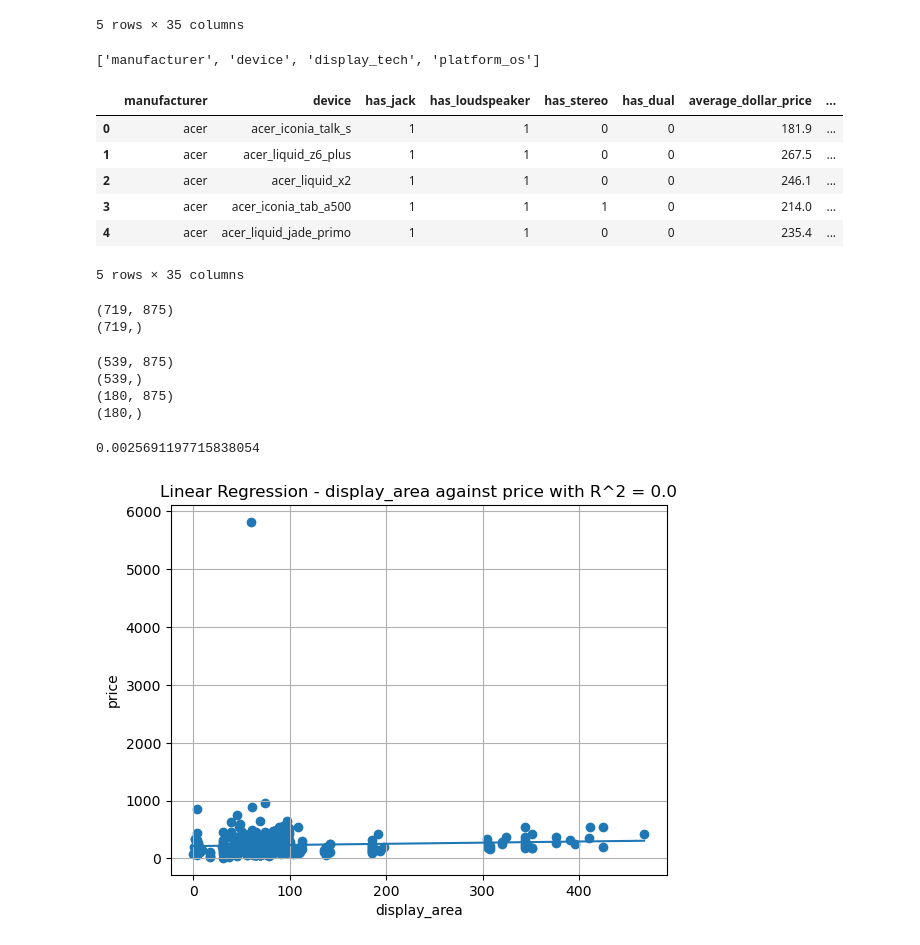
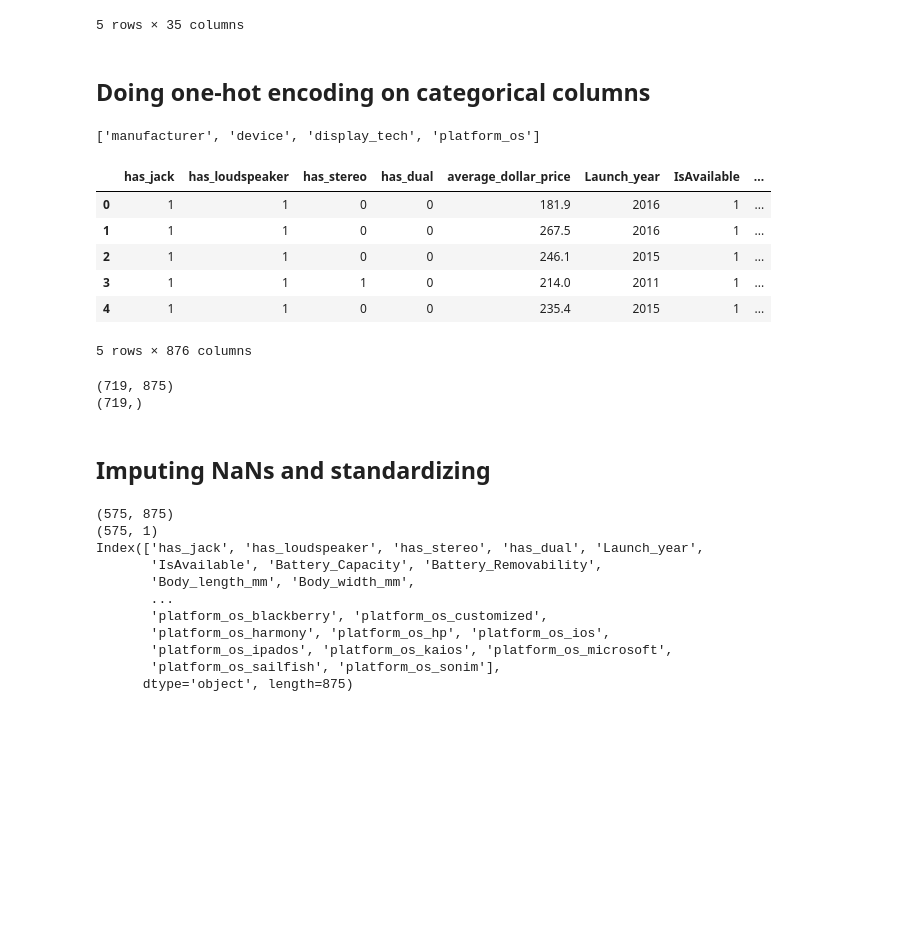
Before and after one commit to TaoseefAziz/final_project, a Jupyter notebook: main.ipynb, the cells around one changed output. Saved outputs shown, nothing was run; the diff lists cells and outputs as text; code cells hidden in the pictures; blank space fills up the shorter version.

Commit message:
Big update. Trained 3 models and evaluated them. Should be all we need

```diff
--- a/main.ipynb
+++ b/main.ipynb
@@ -27,22 +37,24 @@ df.head()
 | 3 | acer | acer_iconia_tab_a500 | 1 | 1 | 1 | 0 | 214.0 | ... |
 | 4 | acer | acer_liquid_jade_primo | 1 | 1 | 0 | 0 | 235.4 | ... |
 5 rows × 35 columns
+# %% [markdown]
+## Doing one-hot encoding on categorical columns
 # %%
 categorical_columns = df.select_dtypes(include=['object']).columns.tolist()
 print(categorical_columns)
 encoder = OneHotEncoder(sparse_output=False)
 one_hot_encoded = encoder.fit_transform(df[categorical_columns])
 one_hot_df = pd.DataFrame(one_hot_encoded, columns=encoder.get_feature_names_out(categorical_columns))
 df_encoded = pd.concat([df, one_hot_df], axis=1)
 df_encoded = df_encoded.drop(categorical_columns, axis=1)
-df.head()
+df_encoded.head()
 # %% [output]
 ['manufacturer', 'device', 'display_tech', 'platform_os']
-|  | manufacturer | device | has_jack | has_loudspeaker | has_stereo | has_dual | average_dollar_price | ... |
-| 0 | acer | acer_iconia_talk_s | 1 | 1 | 0 | 0 | 181.9 | ... |
-| 1 | acer | acer_liquid_z6_plus | 1 | 1 | 0 | 0 | 267.5 | ... |
-| 2 | acer | acer_liquid_x2 | 1 | 1 | 0 | 0 | 246.1 | ... |
-| 3 | acer | acer_iconia_tab_a500 | 1 | 1 | 1 | 0 | 214.0 | ... |
-| 4 | acer | acer_liquid_jade_primo | 1 | 1 | 0 | 0 | 235.4 | ... |
+|  | has_jack | has_loudspeaker | has_stereo | has_dual | average_dollar_price | Launch_year | IsAvailable | ... |
+| 0 | 1 | 1 | 0 | 0 | 181.9 | 2016 | 1 | ... |
+| 1 | 1 | 1 | 0 | 0 | 267.5 | 2016 | 1 | ... |
+| 2 | 1 | 1 | 0 | 0 | 246.1 | 2015 | 1 | ... |
+| 3 | 1 | 1 | 1 | 0 | 214.0 | 2011 | 1 | ... |
+| 4 | 1 | 1 | 0 | 0 | 235.4 | 2015 | 1 | ... |
-5 rows × 35 columns
+5 rows × 876 columns
 # %%
@@ -53,4 +68,6 @@ print(y.shape)
 # %% [output]
 (719, 875)
 (719,)
+# %% [markdown]
+## Imputing NaNs and standardizing
 # %%
@@ -61,37 +85,18 @@ X = pd.DataFrame(X, columns = X_orig.columns)
 # %%
-X_train, X_test, y_train, y_test = train_test_split(X,y , random_state=104,test_size=0.25, shuffle=True)
+X_train, X_test, y_train, y_test = train_test_split(X,y ,test_size=0.20, shuffle=True)
 
-# Display training inputs
 print(X_train.shape)
 print(y_train.shape)
-print(X_test.shape)
-print(y_test.shape)
+print(X_train.columns)
 # %% [output]
-(539, 875)
-(539,)
-(180, 875)
-(180,)
+(575, 875)
+(575, 1)
+Index(['has_jack', 'has_loudspeaker', 'has_stereo', 'has_dual', 'Launch_year',
+       'IsAvailable', 'Battery_Capacity', 'Battery_Removability',
+       'Body_length_mm', 'Body_width_mm',
+       ...
+       'platform_os_blackberry', 'platform_os_customized',
+       'platform_os_harmony', 'platform_os_hp', 'platform_os_ios',
+       'platform_os_ipados', 'platform_os_kaios', 'platform_os_microsoft',
+       'platform_os_sailfish', 'platform_os_sonim'],
+      dtype='object', length=875)
-# %%
-# Fit one feature
-
-X_train_display_area = X_train["display_area_cm2"].values.reshape(-1, 1)
-model = LinearRegression()
-model.fit(X_train_display_area, y_train)
-r2 = r2_score(y_train, model.predict(X_train_display_area))
-print(r2)
-
-# plot
-x_grid = np.arange(X_train_display_area.min(), X_train_display_area.max(), 0.1).reshape(-1, 1)
-y_grid = model.predict(x_grid)
-plt.scatter(X_train_display_area, y_train)
-plt.plot(x_grid, y_grid)
-
-# Label the plot and display R-squared score
-plt.xlabel('display_area')
-plt.ylabel('price')
-plt.title(f'Linear Regression - display_area against price with R^2 = {round(r2,2)}')
-plt.grid(True)
-plt.show()
-# %% [output]
-0.0025691197715838054
-[figure, removed]
```
Also changed, not shown: parts of 27 cells of this notebook.
